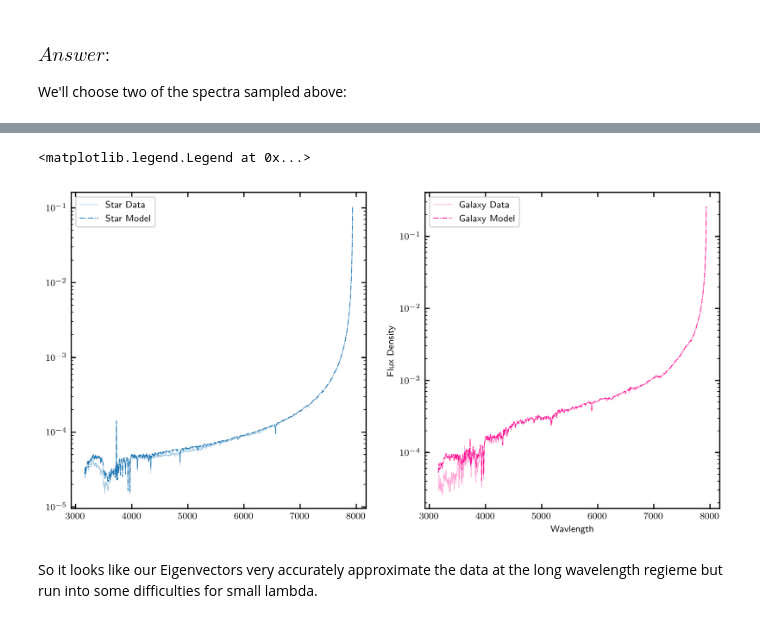
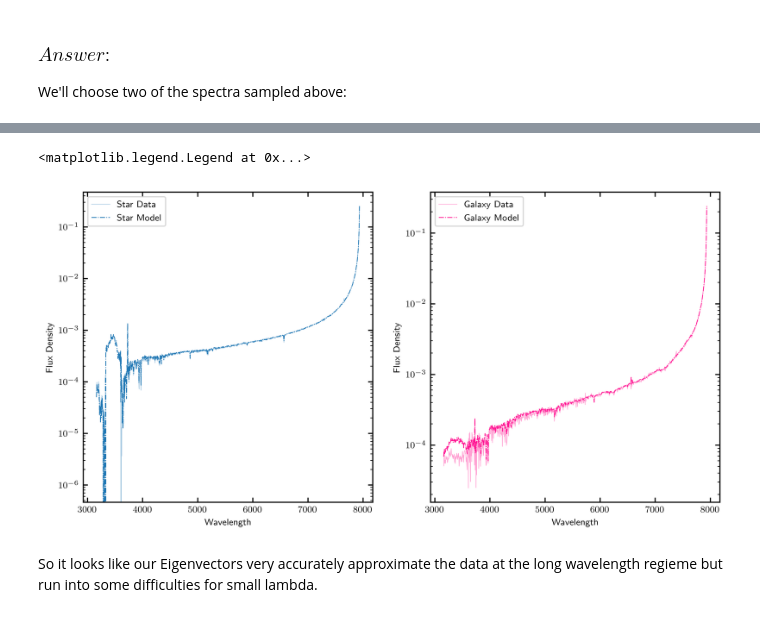
Before and after one commit to bbonine/machine_learning_astr5900, a Jupyter notebook: exercises/lec_16_pca.ipynb, the cells around one changed output, grey strips where cells are left out. Saved outputs shown, nothing was run; the diff lists cells and outputs as text; code cells hidden in the pictures.

```diff
--- a/exercises/lec_16_pca.ipynb
+++ b/exercises/lec_16_pca.ipynb
@@ -365,6 +346,6 @@ array([1.72381679e-05, 1.73570994e-05, 2.03768160e-05, 2.11107260e-05,
 # %%
-index_star = 18
-index_gal = 300
+index_star = 3
+index_gal = 609
 
 plt.figure(figsize = [10,5], dpi = 500)
 
@@ -374,34 +355,34 @@ Star
 %%%%%%%%%%%%%%%%
 '''
 plt.subplot(121)
 
 plt.semilogy(wavelengths,flux_stars[index_star], color = 'tab:blue', label = 'Star Data', linewidth = 0.5, alpha = 0.4)
 
 model_s=weighted_mean_s+m_s.coeff[index_star,0]*m_s.eigvec[0]+m_s.coeff[index_star,1]*m_s.eigvec[1]+m_s.coeff[index_star,2]*m_s.eigvec[2]+m_s.coeff[index_star,3]*m_s.eigvec[3]+m_s.coeff[index_star,4]*m_s.eigvec[4]
 plt.semilogy(wavelengths,model_s,color = 'tab:blue', linestyle = '-.', label = 'Star Model', linewidth = 0.7)
 plt.legend(fontsize = 8)
 plt.xlabel('Wavelength')
 plt.ylabel('Flux Density')
 
 
 '''
 %%%%%%%%%%%%%%%%
 Galaxy
 %%%%%%%%%%%%%%%%
 '''
 plt.subplot(122)
 
 plt.semilogy(wavelengths,flux_gals[index_gal], color = 'deeppink', label = 'Galaxy Data', linewidth = 0.5, alpha = 0.4)
 
 model_g=weighted_mean_g+m_g.coeff[index_gal,0]*m_g.eigvec[0]+m_g.coeff[index_gal,1]*m_g.eigvec[1]+m_g.coeff[index_gal,2]*m_g.eigvec[2]+m_g.coeff[index_gal,3]*m_g.eigvec[3]+m_g.coeff[index_gal,4]*m_g.eigvec[4]
 plt.semilogy(wavelengths,model_g,color = 'deeppink', linestyle = '-.', label = 'Galaxy Model', linewidth = 0.7)
 
 plt.xlabel('Wavelength')
 plt.ylabel('Flux Density')
 plt.legend(fontsize = 8)
 # %% [output]
 <matplotlib.legend.Legend at 0x...>
-[figure, old version]
+[figure, new version]
 # %% [markdown]
 So it looks like our Eigenvectors very accurately approximate the data at the long wavelength regieme but run into some difficulties for small lambda.
 # %% [markdown]
```
Also changed, not shown: parts of 11 cells of this notebook.
